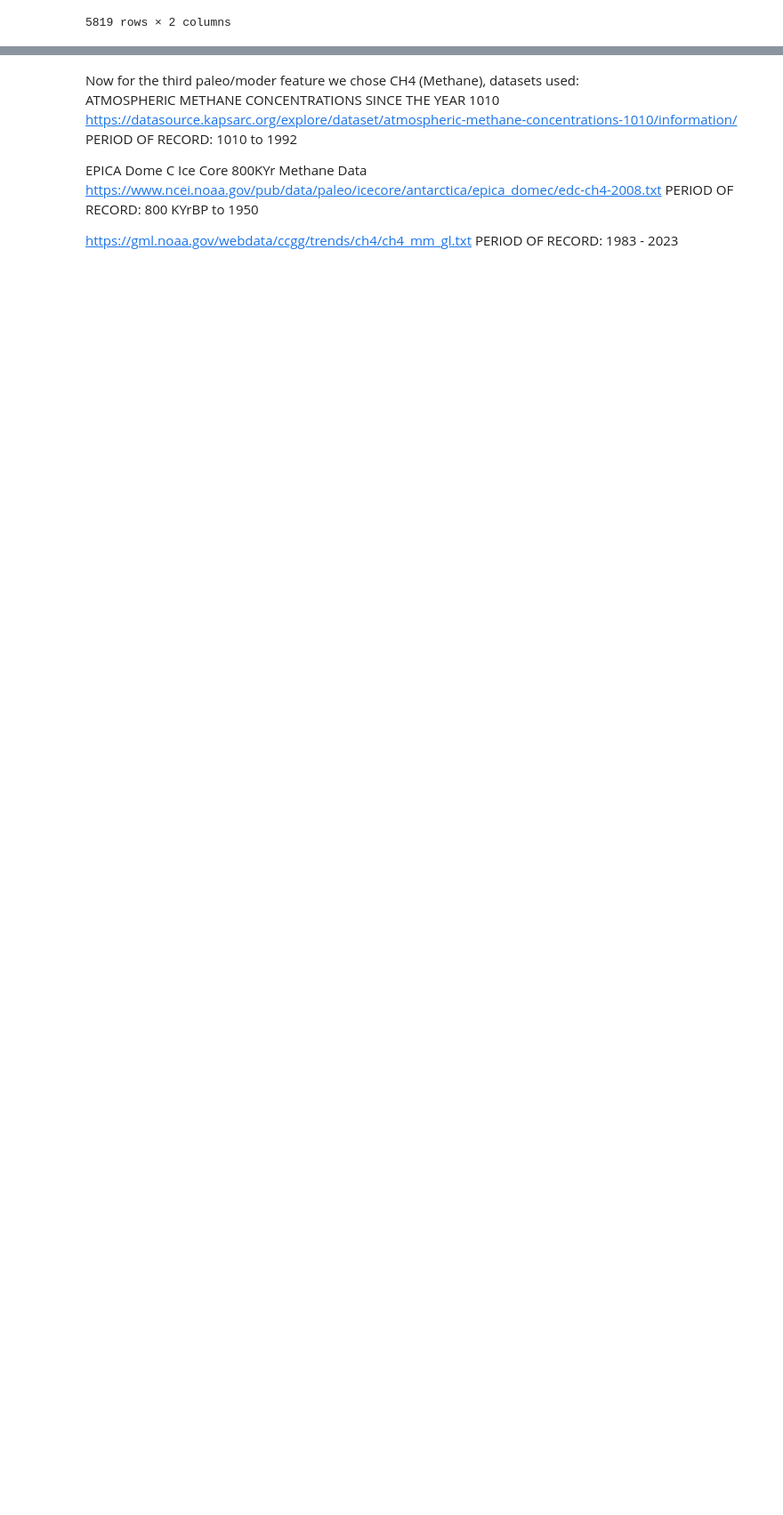
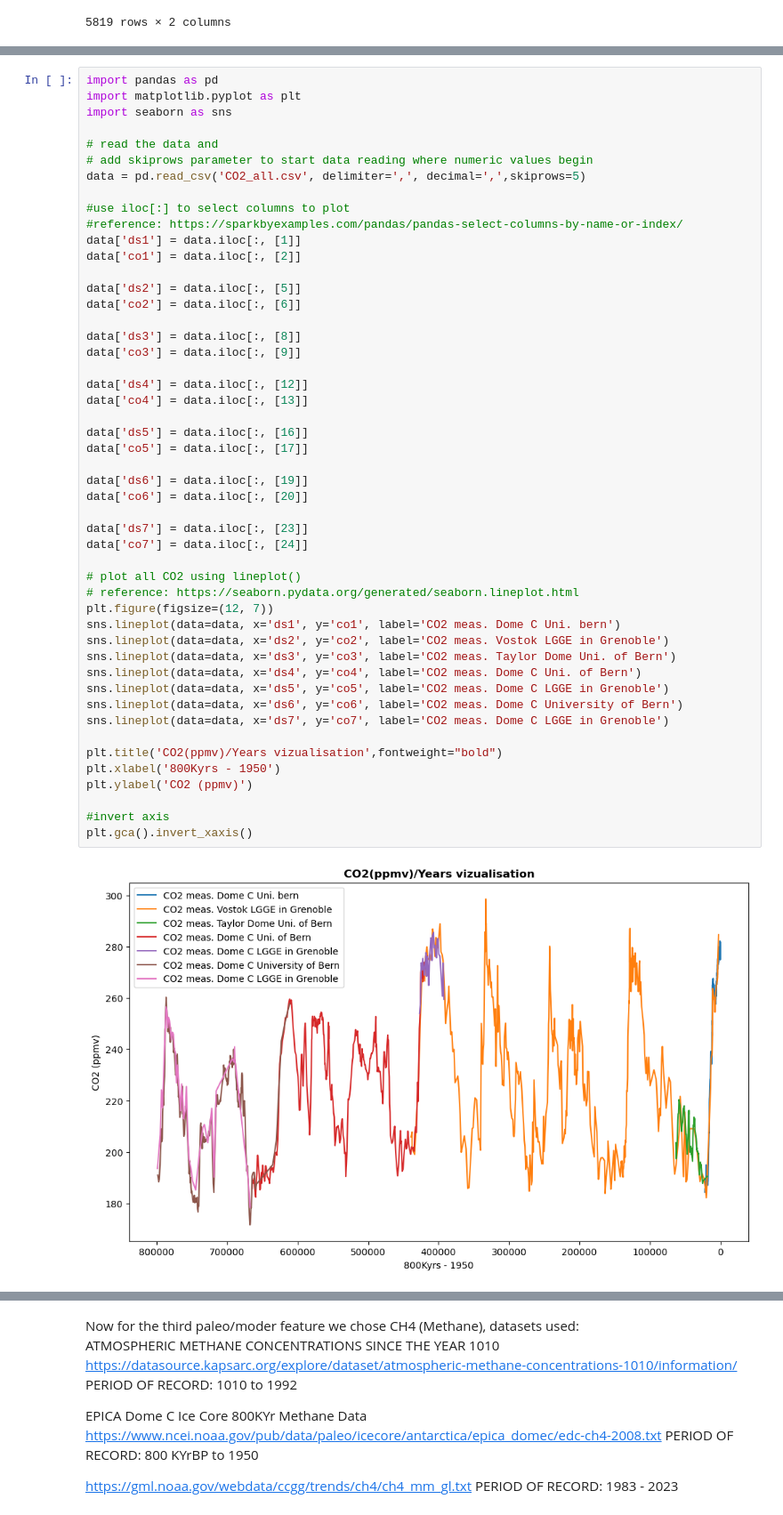
Before and after one commit to yimak/Programming_for_DA_project_2, a Jupyter notebook: project.ipynb, the cells around one changed output, grey strips where cells are left out. Shown at 89% size. Saved outputs shown, nothing was run; the diff lists cells and outputs as text; blank space fills up the shorter version.

```diff
--- a/project.ipynb
+++ b/project.ipynb
@@ -151,0 +182,51 @@ Explain relationship between both graphs and CO2 vs Temperature
+# %%
+import pandas as pd
+import matplotlib.pyplot as plt
+import seaborn as sns
+
+# read the data and
+# add skiprows parameter to start data reading where numeric values begin
+data = pd.read_csv('CO2_all.csv', delimiter=',', decimal=',',skiprows=5)
+
+#use iloc[:] to select columns to plot
+#reference: https://sparkbyexamples.com/pandas/pandas-select-columns-by-name-or-index/
+data['ds1'] = data.iloc[:, [1]]
+data['co1'] = data.iloc[:, [2]]
+
+data['ds2'] = data.iloc[:, [5]]
+data['co2'] = data.iloc[:, [6]]
+
+data['ds3'] = data.iloc[:, [8]]
+data['co3'] = data.iloc[:, [9]]
+
+data['ds4'] = data.iloc[:, [12]]
+data['co4'] = data.iloc[:, [13]]
+
+data['ds5'] = data.iloc[:, [16]]
+data['co5'] = data.iloc[:, [17]]
+
+data['ds6'] = data.iloc[:, [19]]
+data['co6'] = data.iloc[:, [20]]
+
+data['ds7'] = data.iloc[:, [23]]
+data['co7'] = data.iloc[:, [24]]
+
+# plot all CO2 using lineplot()
+# reference: https://seaborn.pydata.org/generated/seaborn.lineplot.html
+plt.figure(figsize=(12, 7))
+sns.lineplot(data=data, x='ds1', y='co1', label='CO2 meas. Dome C Uni. bern')
+sns.lineplot(data=data, x='ds2', y='co2', label='CO2 meas. Vostok LGGE in Grenoble')
+sns.lineplot(data=data, x='ds3', y='co3', label='CO2 meas. Taylor Dome Uni. of Bern')
+sns.lineplot(data=data, x='ds4', y='co4', label='CO2 meas. Dome C Uni. of Bern')
+sns.lineplot(data=data, x='ds5', y='co5', label='CO2 meas. Dome C LGGE in Grenoble')
+sns.lineplot(data=data, x='ds6', y='co6', label='CO2 meas. Dome C University of Bern')
+sns.lineplot(data=data, x='ds7', y='co7', label='CO2 meas. Dome C LGGE in Grenoble')
+
+plt.title('CO2(ppmv)/Years vizualisation',fontweight="bold")
+plt.xlabel('800Kyrs - 1950')
+plt.ylabel('CO2 (ppmv)')
+
+#invert axis
+plt.gca().invert_xaxis()
+# %% [output]
+[figure, added]
```
Also changed, not shown: parts of 34 cells of this notebook, 4 other files.
